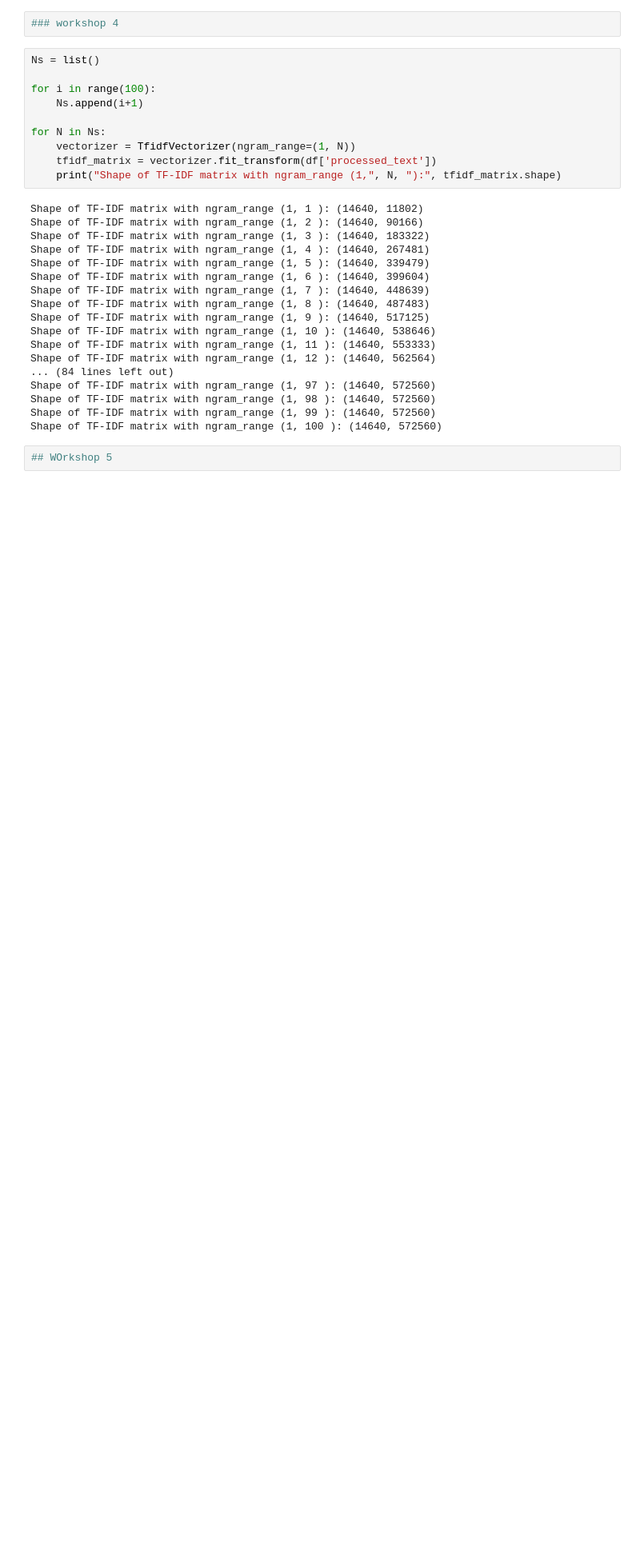
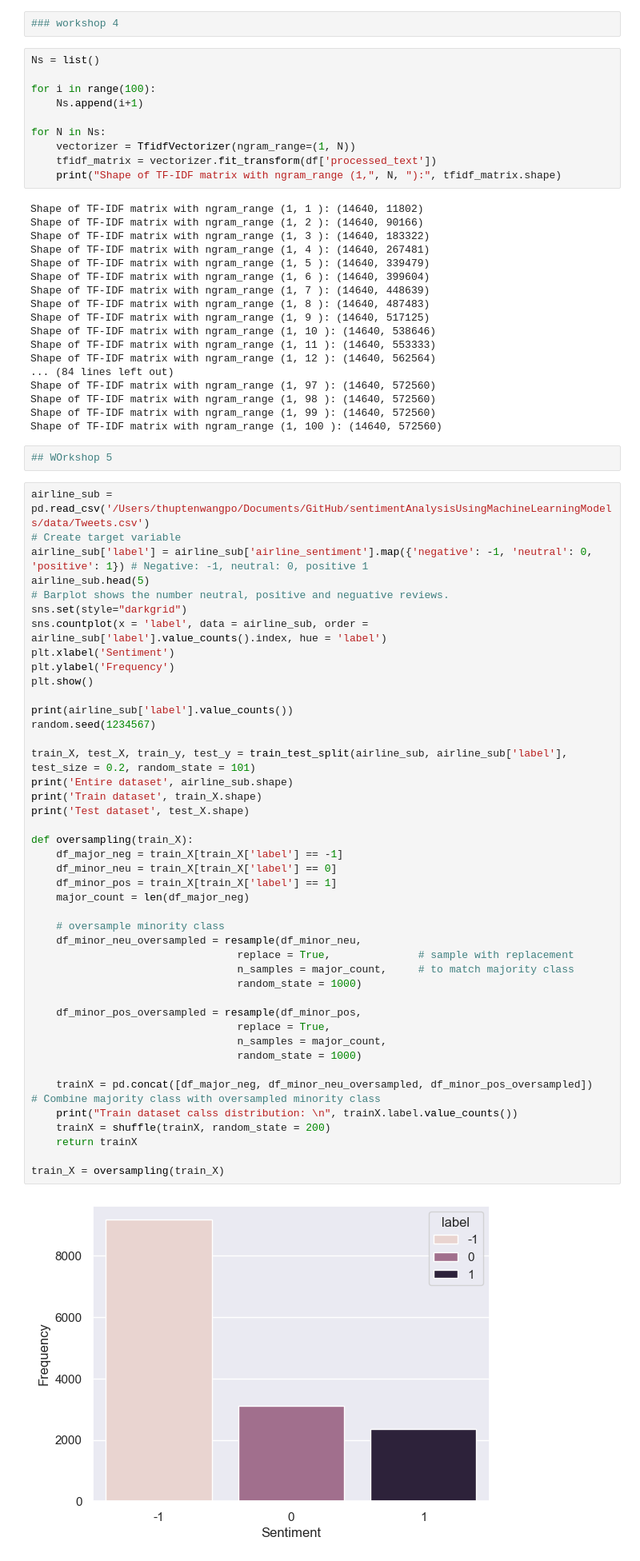
Before and after one commit to Dodhon/sentimentAnalysisUsingMachineLearningModels, a Jupyter notebook: src/script.ipynb, the cells around one changed output. Shown at 80% size. Saved outputs shown, nothing was run; the diff lists cells and outputs as text; blank space fills up the shorter version.

```diff
--- a/src/script.ipynb
+++ b/src/script.ipynb
@@ -384,3 +388,48 @@ Shape of TF-IDF matrix with ngram_range (1, 99 ): (14640, 572560)
 Shape of TF-IDF matrix with ngram_range (1, 100 ): (14640, 572560)
 # %%
 ## WOrkshop 5
+# %%
+airline_sub = pd.read_csv('/Users/thuptenwangpo/Documents/GitHub/sentimentAnalysisUsingMachineLearningModels/data/Tweets.csv')
+# Create target variable
+airline_sub['label'] = airline_sub['airline_sentiment'].map({'negative': -1, 'neutral': 0, 'positive': 1}) # Negative: -1, neutral: 0, positive 1
+airline_sub.head(5)
+# Barplot shows the number neutral, positive and neguative reviews.
+sns.set(style="darkgrid")
+sns.countplot(x = 'label', data = airline_sub, order = airline_sub['label'].value_counts().index, hue = 'label')
+plt.xlabel('Sentiment')
+plt.ylabel('Frequency')
+plt.show()
+
+print(airline_sub['label'].value_counts())
+random.seed(1234567)
+
+train_X, test_X, train_y, test_y = train_test_split(airline_sub, airline_sub['label'], test_size = 0.2, random_state = 101)
+print('Entire dataset', airline_sub.shape)
+print('Train dataset', train_X.shape)
+print('Test dataset', test_X.shape)
+
+def oversampling(train_X):
+    df_major_neg = train_X[train_X['label'] == -1]
+    df_minor_neu = train_X[train_X['label'] == 0]
+    df_minor_pos = train_X[train_X['label'] == 1]
+    major_count = len(df_major_neg)
+
+    # oversample minority class
+    df_minor_neu_oversampled = resample(df_minor_neu,
+                                 replace = True,              # sample with replacement
+                                 n_samples = major_count,     # to match majority class
+                                 random_state = 1000)
+
+    df_minor_pos_oversampled = resample(df_minor_pos,
+                                 replace = True,
+                                 n_samples = major_count,
+                                 random_state = 1000)
+
+    trainX = pd.concat([df_major_neg, df_minor_neu_oversampled, df_minor_pos_oversampled])   # Combine majority class with oversampled minority class
+    print("Train dataset calss distribution: \n", trainX.label.value_counts())
+    trainX = shuffle(trainX, random_state = 200)
+    return trainX
+
+train_X = oversampling(train_X)
+# %% [output]
+[figure, added]
```
Also changed, not shown: parts of 3 cells of this notebook.
